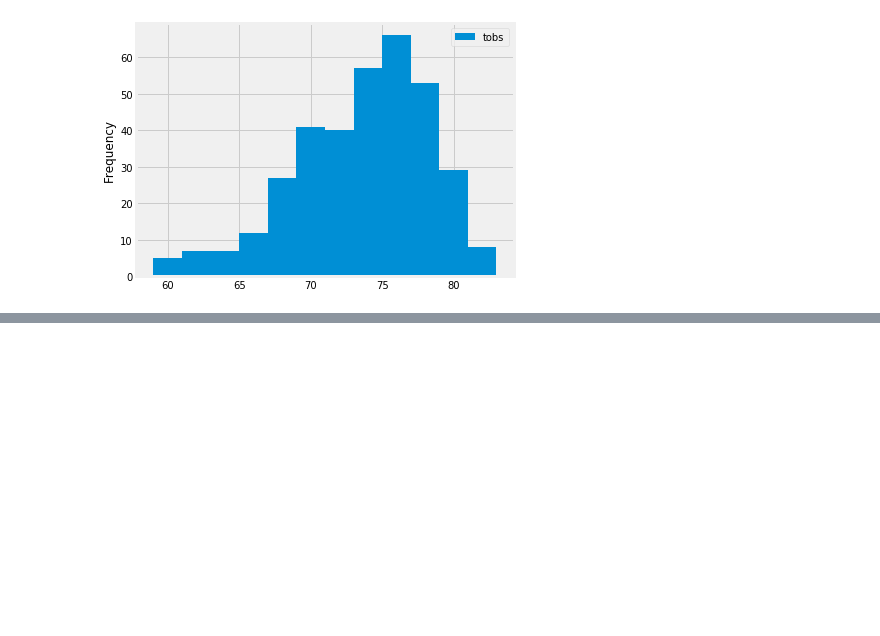
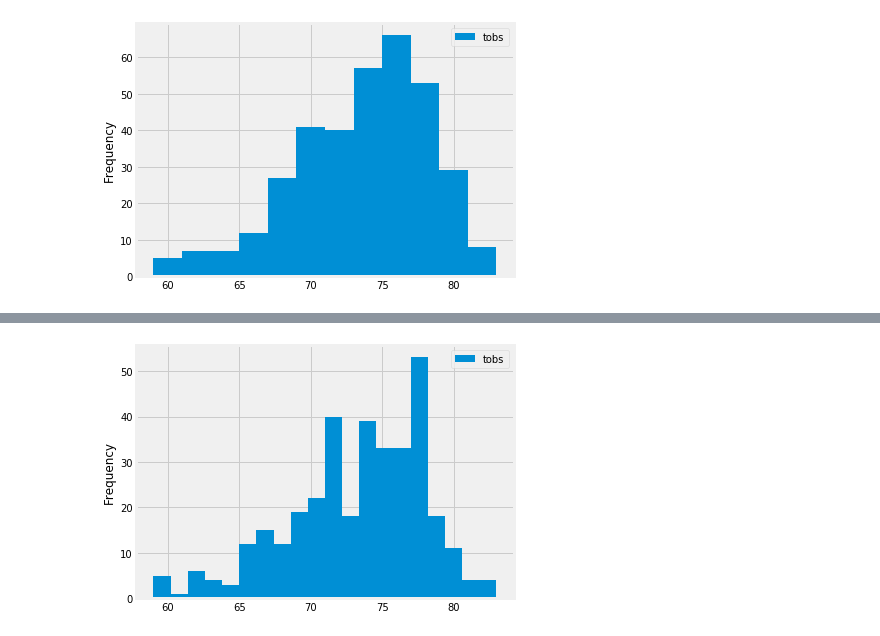
Before and after one commit to hhnguyenn/surfs_up, a Jupyter notebook: climate_analysis.ipynb, the cells around one changed output, grey strips where cells are left out. Saved outputs shown, nothing was run; the diff lists cells and outputs as text; code cells hidden in the pictures; blank space fills up the shorter version.

```diff
--- a/climate_analysis.ipynb
+++ b/climate_analysis.ipynb
@@ -201,0 +208,6 @@ plt.tight_layout()
+# %%
+#skill drill
+df.plot.hist(bins=20)
+plt.tight_layout()
+# %% [output]
+[figure, added]
```
Also changed, not shown: parts of 2 cells of this notebook.
